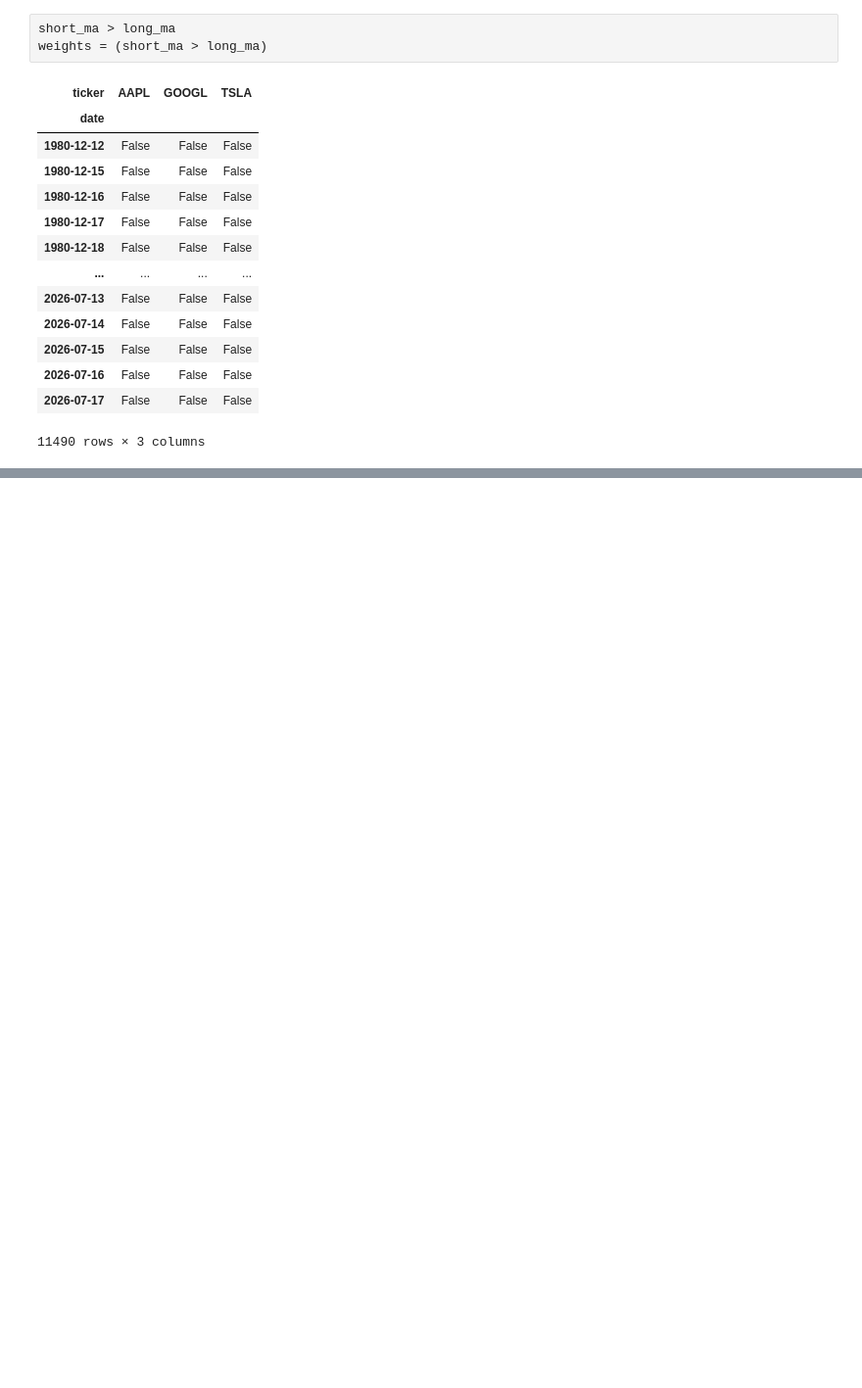
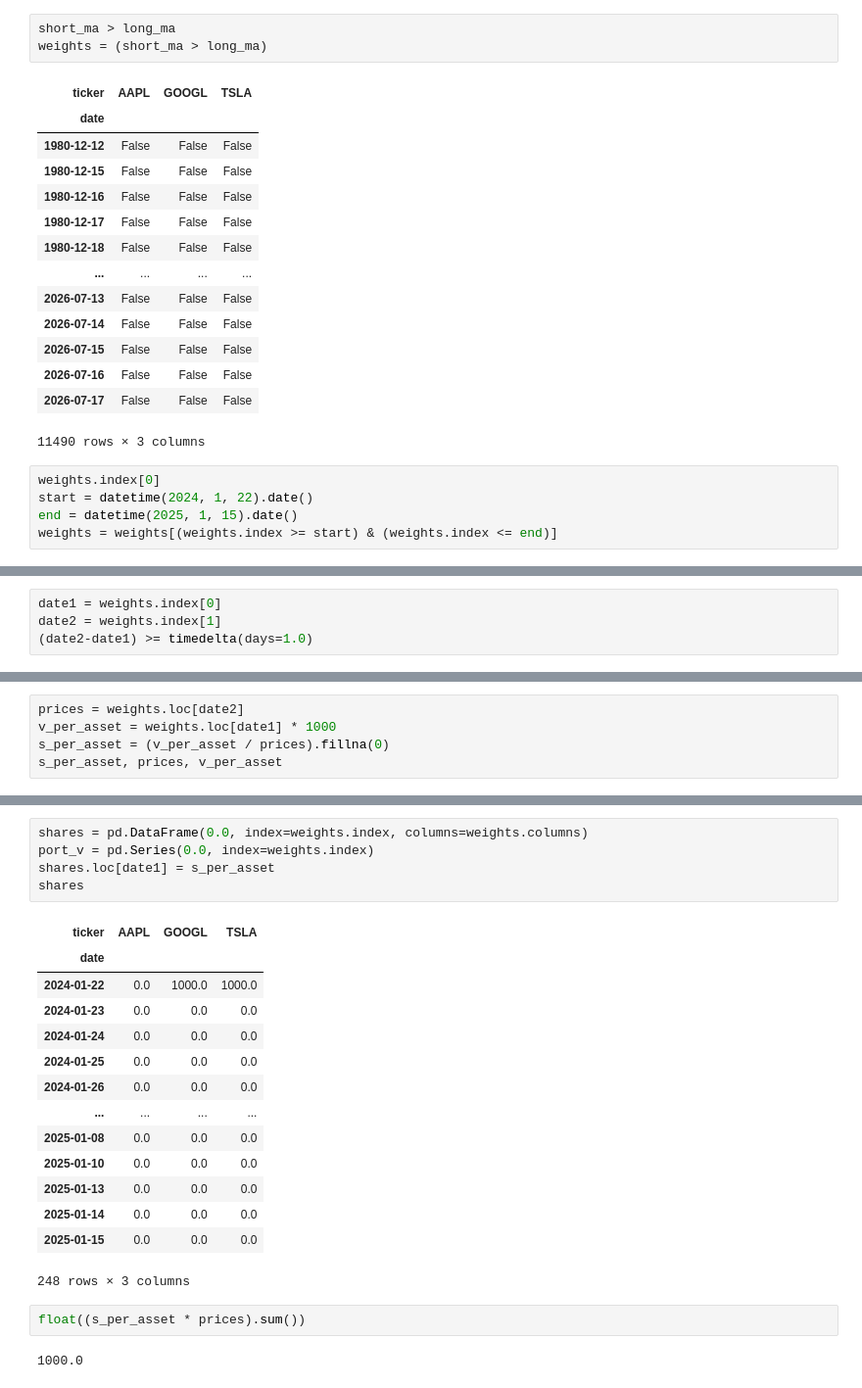
Before and after one commit to FelipeBuzato/AlphaLab, a Jupyter notebook: notebooks/queries_draft.ipynb, the cells around one changed output, grey strips where cells are left out. Shown at 98% size. Cells and saved outputs as stored; diff of their text form; blank space fills up the shorter version.

```diff
--- a/notebooks/queries_draft.ipynb
+++ b/notebooks/queries_draft.ipynb
@@ -368,3 +368,8 @@ weights = (short_ma > long_ma)
 | 2026-07-16 | False | False | False |
 | 2026-07-17 | False | False | False |
 11490 rows × 3 columns
+# %%
+weights.index[0]
+start = datetime(2024, 1, 22).date()
+end = datetime(2025, 1, 15).date()
+weights = weights[(weights.index >= start) & (weights.index <= end)]
@@ -370,0 +397,4 @@ weights = (short_ma > long_ma)
+# %%
+date1 = weights.index[0]
+date2 = weights.index[1]
+(date2-date1) >= timedelta(days=1.0)
@@ -370,0 +403,5 @@ weights = (short_ma > long_ma)
+# %%
+prices = weights.loc[date2]
+v_per_asset = weights.loc[date1] * 1000
+s_per_asset = (v_per_asset / prices).fillna(0)
+s_per_asset, prices, v_per_asset
@@ -370,0 +424,24 @@ weights = (short_ma > long_ma)
+# %%
+shares = pd.DataFrame(0.0, index=weights.index, columns=weights.columns)
+port_v = pd.Series(0.0, index=weights.index)
+shares.loc[date1] = s_per_asset
+shares
+# %% [output]
+| ticker | AAPL | GOOGL | TSLA |
+| date |  |  |  |
+| 2024-01-22 | 0.0 | 1000.0 | 1000.0 |
+| 2024-01-23 | 0.0 | 0.0 | 0.0 |
+| 2024-01-24 | 0.0 | 0.0 | 0.0 |
+| 2024-01-25 | 0.0 | 0.0 | 0.0 |
+| 2024-01-26 | 0.0 | 0.0 | 0.0 |
+| ... | ... | ... | ... |
+| 2025-01-08 | 0.0 | 0.0 | 0.0 |
+| 2025-01-10 | 0.0 | 0.0 | 0.0 |
+| 2025-01-13 | 0.0 | 0.0 | 0.0 |
+| 2025-01-14 | 0.0 | 0.0 | 0.0 |
+| 2025-01-15 | 0.0 | 0.0 | 0.0 |
+248 rows × 3 columns
+# %%
+float((s_per_asset * prices).sum())
+# %% [output]
+1000.0
```
Also changed, not shown: parts of 4 cells of this notebook, 2 other files.
